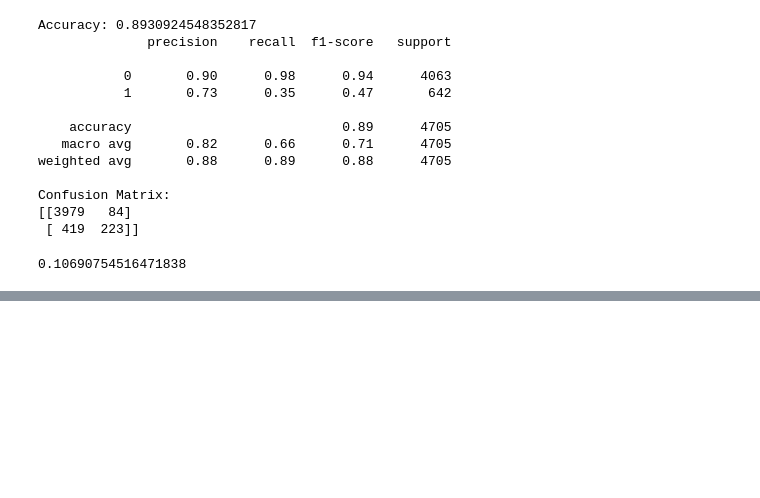
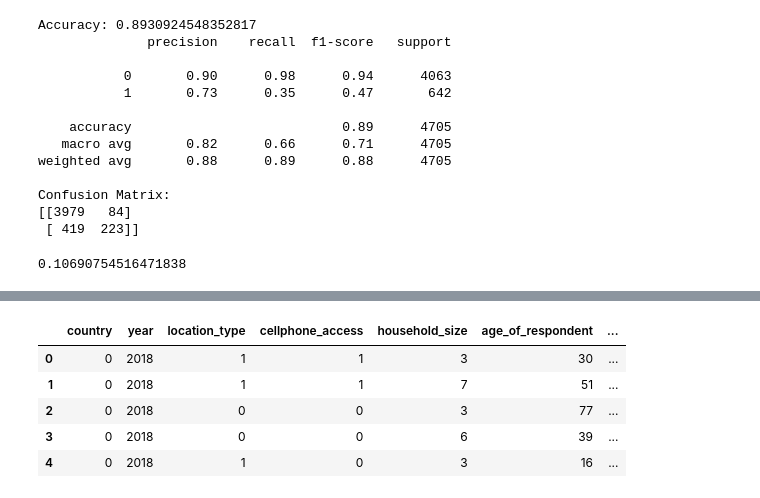
Before and after one commit to AndrewAllkinPersonal/financial-inclusion-in-africa, a Jupyter notebook: andrew_model.ipynb, the cells around one changed output, grey strips where cells are left out. Cells and saved outputs as stored; diff of their text form; code cells hidden in the pictures; blank space fills up the shorter version.

```diff
--- a/andrew_model.ipynb
+++ b/andrew_model.ipynb
@@ -288,0 +301,18 @@ print(mae)
+# %%
+label_object = {}
+encoded_test_df = test_input_df.copy()
+categorical_columns = ['country', 'location_type', 'cellphone_access', 'gender_of_respondent', 'relationship_with_head', 'marital_status', 'education_level', 'job_type']
+for col in categorical_columns:
+    labelencoder = LabelEncoder()
+    labelencoder.fit(encoded_test_df[col])
+    encoded_test_df[col] = labelencoder.fit_transform(encoded_test_df[col])
+    label_object[col] = labelencoder
+
+encoded_test_df.head()
+# %% [output]
+|  | country | year | location_type | cellphone_access | household_size | age_of_respondent | ... |
+| 0 | 0 | 2018 | 1 | 1 | 3 | 30 | ... |
+| 1 | 0 | 2018 | 1 | 1 | 7 | 51 | ... |
+| 2 | 0 | 2018 | 0 | 0 | 3 | 77 | ... |
+| 3 | 0 | 2018 | 0 | 0 | 6 | 39 | ... |
+| 4 | 0 | 2018 | 1 | 0 | 3 | 16 | ... |
```
Also changed, not shown: parts of 6 cells of this notebook.
